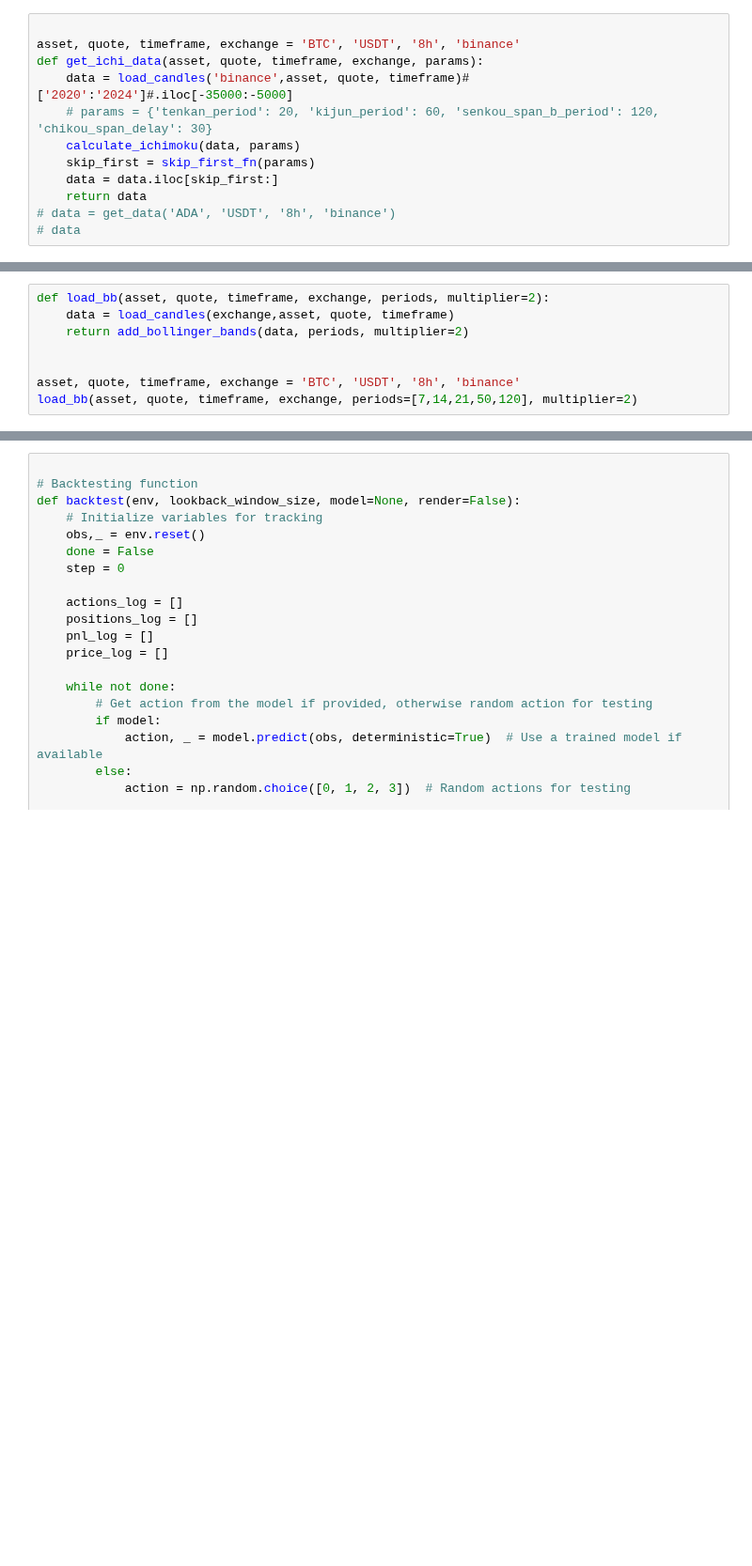
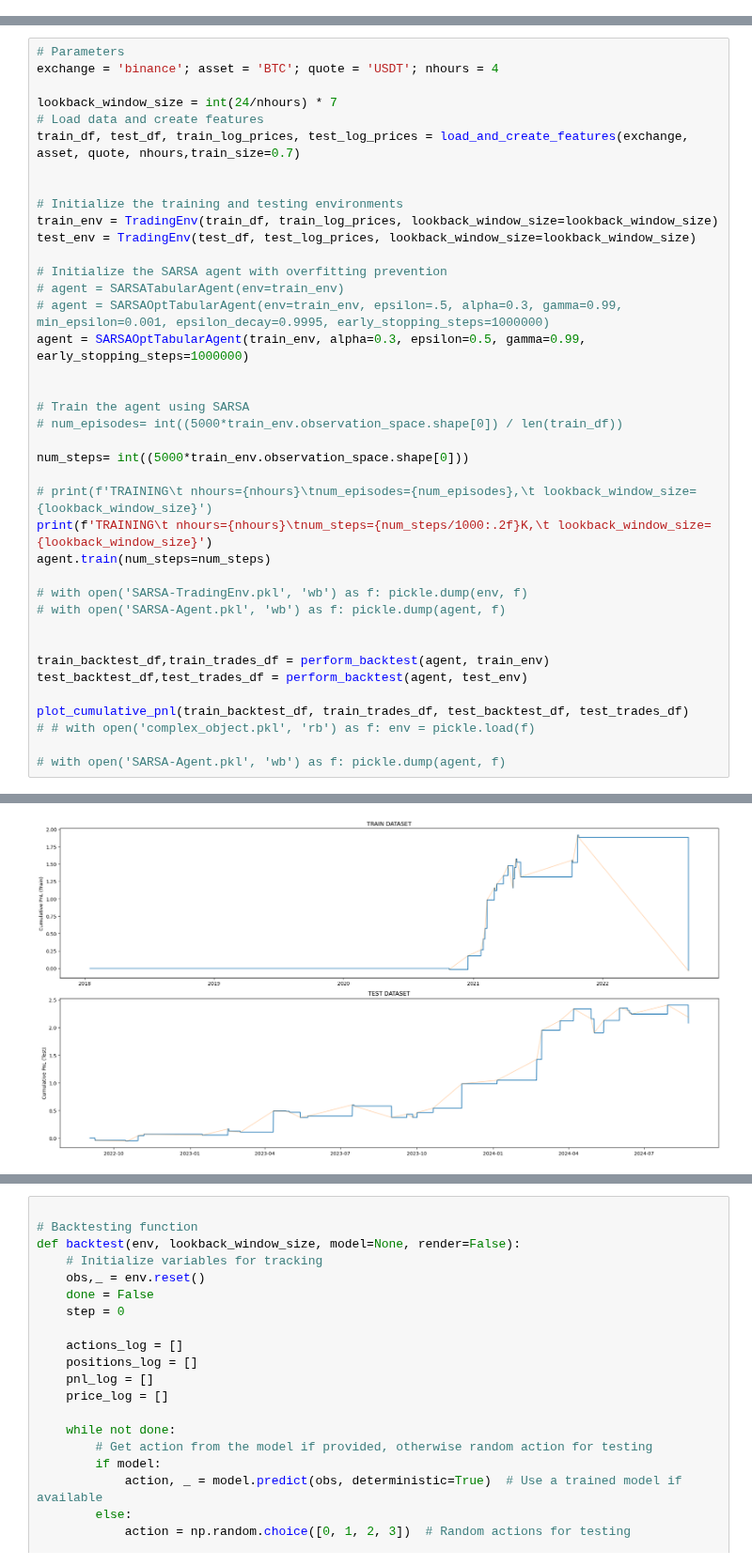
Before and after one commit to petarkabashki/pk-crypto-tools, a Jupyter notebook: 2024-research/RL-Ichimoku-Custom.ipynb, the cells around one changed output, grey strips where cells are left out. Shown at 94% size. Cells and saved outputs as stored; diff of their text form; blank space fills up the shorter version.

```diff
--- a/2024-research/RL-Ichimoku-Custom.ipynb
+++ b/2024-research/RL-Ichimoku-Custom.ipynb
@@ -278,12 +35,0 @@ df_fibs#.shape
-# %%
-
-asset, quote, timeframe, exchange = 'BTC', 'USDT', '8h', 'binance'
-def get_ichi_data(asset, quote, timeframe, exchange, params):
-    data = load_candles('binance',asset, quote, timeframe)#['2020':'2024']#.iloc[-35000:-5000]
-    # params = {'tenkan_period': 20, 'kijun_period': 60, 'senkou_span_b_period': 120, 'chikou_span_delay': 30}
-    calculate_ichimoku(data, params)
-    skip_first = skip_first_fn(params)
-    data = data.iloc[skip_first:]
-    return data
-# data = get_data('ADA', 'USDT', '8h', 'binance')
-# data
@@ -328,8 +35,0 @@ def add_bollinger_bands(df, periods, multiplier=2):
-# %%
-def load_bb(asset, quote, timeframe, exchange, periods, multiplier=2):
-    data = load_candles(exchange,asset, quote, timeframe)
-    return add_bollinger_bands(data, periods, multiplier=2)
-
-
-asset, quote, timeframe, exchange = 'BTC', 'USDT', '8h', 'binance'
-load_bb(asset, quote, timeframe, exchange, periods=[7,14,21,50,120], multiplier=2)
@@ -766,0 +161,40 @@ AttributeError: 'TradingEnv' object has no attribute 'save'
+# %%
+# Parameters
+exchange = 'binance'; asset = 'BTC'; quote = 'USDT'; nhours = 4
+
+lookback_window_size = int(24/nhours) * 7
+# Load data and create features
+train_df, test_df, train_log_prices, test_log_prices = load_and_create_features(exchange, asset, quote, nhours,train_size=0.7)
+
+
+# Initialize the training and testing environments
+train_env = TradingEnv(train_df, train_log_prices, lookback_window_size=lookback_window_size)
+test_env = TradingEnv(test_df, test_log_prices, lookback_window_size=lookback_window_size)
+
+# Initialize the SARSA agent with overfitting prevention
+# agent = SARSATabularAgent(env=train_env)
+# agent = SARSAOptTabularAgent(env=train_env, epsilon=.5, alpha=0.3, gamma=0.99, min_epsilon=0.001, epsilon_decay=0.9995, early_stopping_steps=1000000)
+agent = SARSAOptTabularAgent(train_env, alpha=0.3, epsilon=0.5, gamma=0.99, early_stopping_steps=1000000)
+
+
+# Train the agent using SARSA
+# num_episodes= int((5000*train_env.observation_space.shape[0]) / len(train_df))
+
+num_steps= int((5000*train_env.observation_space.shape[0]))
+
+# print(f'TRAINING\t nhours={nhours}\tnum_episodes={num_episodes},\t lookback_window_size={lookback_window_size}')
+print(f'TRAINING\t nhours={nhours}\tnum_steps={num_steps/1000:.2f}K,\t lookback_window_size={lookback_window_size}')
+agent.train(num_steps=num_steps)
+
+# with open('SARSA-TradingEnv.pkl', 'wb') as f: pickle.dump(env, f)
+# with open('SARSA-Agent.pkl', 'wb') as f: pickle.dump(agent, f)
+
+
+train_backtest_df,train_trades_df = perform_backtest(agent, train_env)
+test_backtest_df,test_trades_df = perform_backtest(agent, test_env)
+
+plot_cumulative_pnl(train_backtest_df, train_trades_df, test_backtest_df, test_trades_df)
+# # with open('complex_object.pkl', 'rb') as f: env = pickle.load(f)
+
+# with open('SARSA-Agent.pkl', 'wb') as f: pickle.dump(agent, f)
+# %% [output]
@@ -766,0 +218 @@ AttributeError: 'TradingEnv' object has no attribute 'save'
+[figure, added]
```
Also changed, not shown: parts of 33 cells of this notebook, 8 other files.
